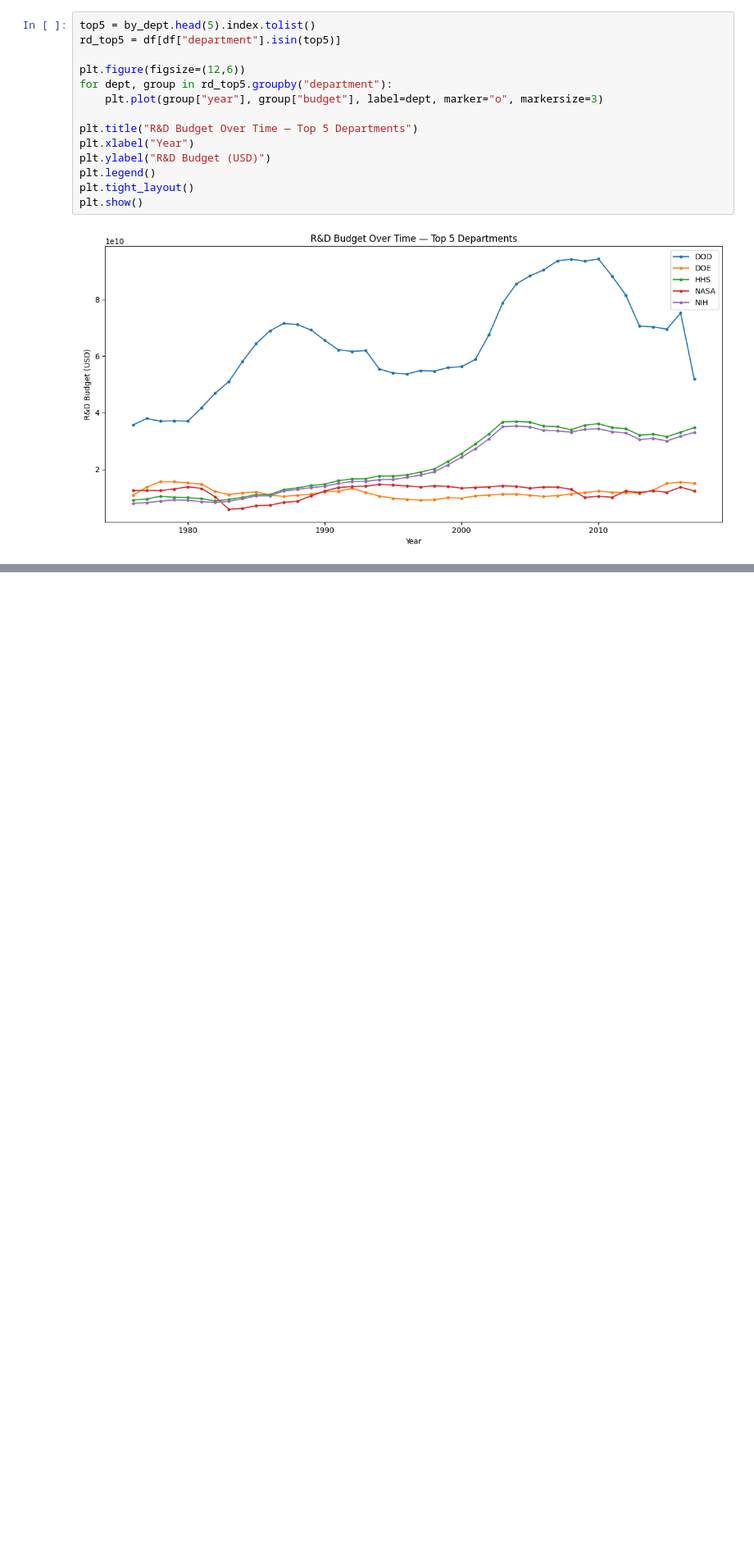
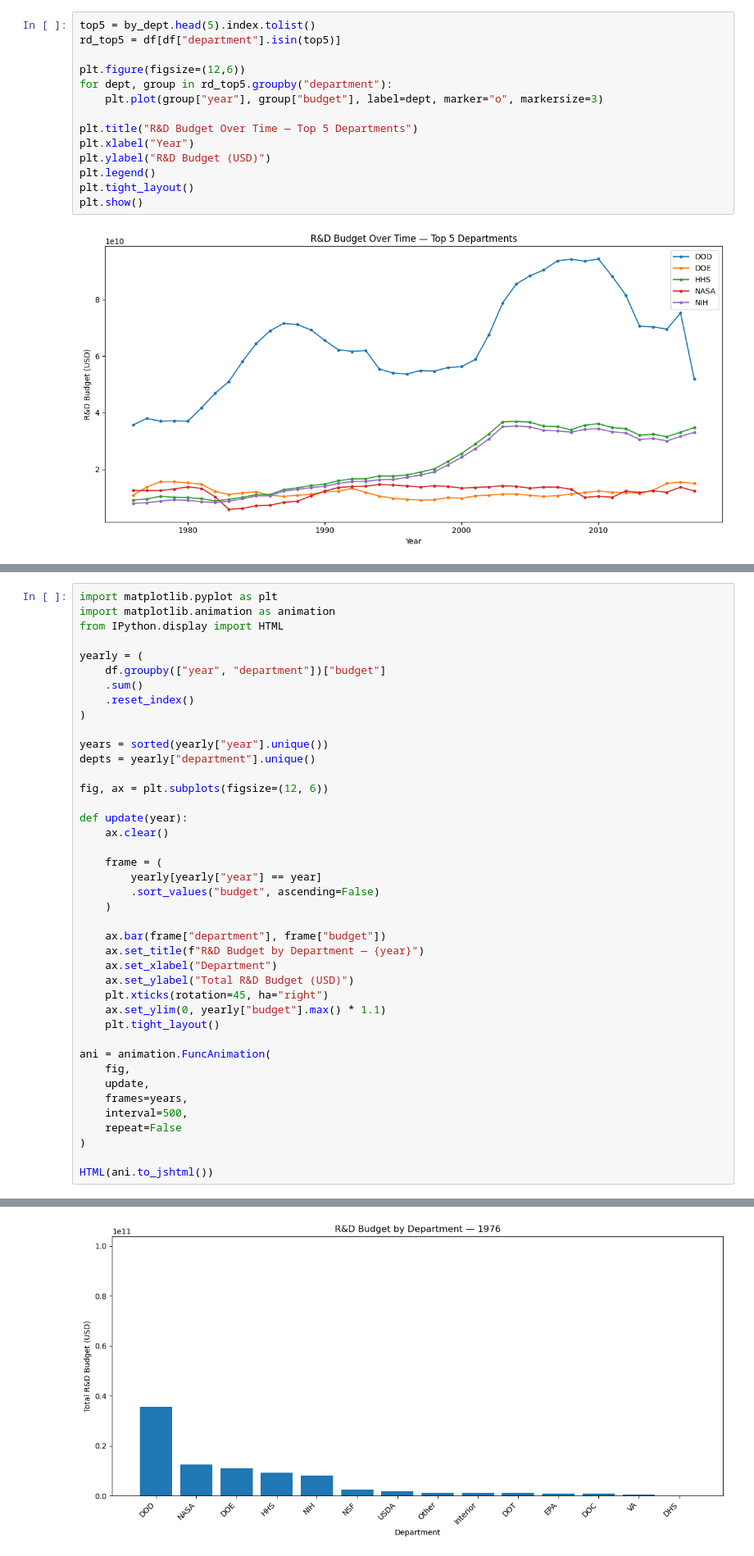
Before and after one commit to finnmeffe/Meffe-Data-Science-Portfolio, a Jupyter notebook: TidyData-Project/tidydata.ipynb, the cells around one changed output, grey strips where cells are left out. Shown at 82% size. Drawn from its saved outputs; the diff is of its cells as text; blank space fills up the shorter version.

Commit message:
Add additional visualization

```diff
--- a/TidyData-Project/tidydata.ipynb
+++ b/TidyData-Project/tidydata.ipynb
@@ -154,0 +159,42 @@ plt.show()
+# %%
+import matplotlib.pyplot as plt
+import matplotlib.animation as animation
+from IPython.display import HTML
+
+yearly = (
+    df.groupby(["year", "department"])["budget"]
+    .sum()
+    .reset_index()
+)
+
+years = sorted(yearly["year"].unique())
+depts = yearly["department"].unique()
+
+fig, ax = plt.subplots(figsize=(12, 6))
+
+def update(year):
+    ax.clear()
+
+    frame = (
+        yearly[yearly["year"] == year]
+        .sort_values("budget", ascending=False)
+    )
+
+    ax.bar(frame["department"], frame["budget"])
+    ax.set_title(f"R&D Budget by Department — {year}")
+    ax.set_xlabel("Department")
+    ax.set_ylabel("Total R&D Budget (USD)")
+    plt.xticks(rotation=45, ha="right")
+    ax.set_ylim(0, yearly["budget"].max() * 1.1)
+    plt.tight_layout()
+
+ani = animation.FuncAnimation(
+    fig,
+    update,
+    frames=years,
+    interval=500,
+    repeat=False
+)
+
+HTML(ani.to_jshtml())
+# %% [output]
@@ -154,0 +202 @@ plt.show()
+[figure, added]
```
Also changed, not shown: parts of 2 cells of this notebook.
